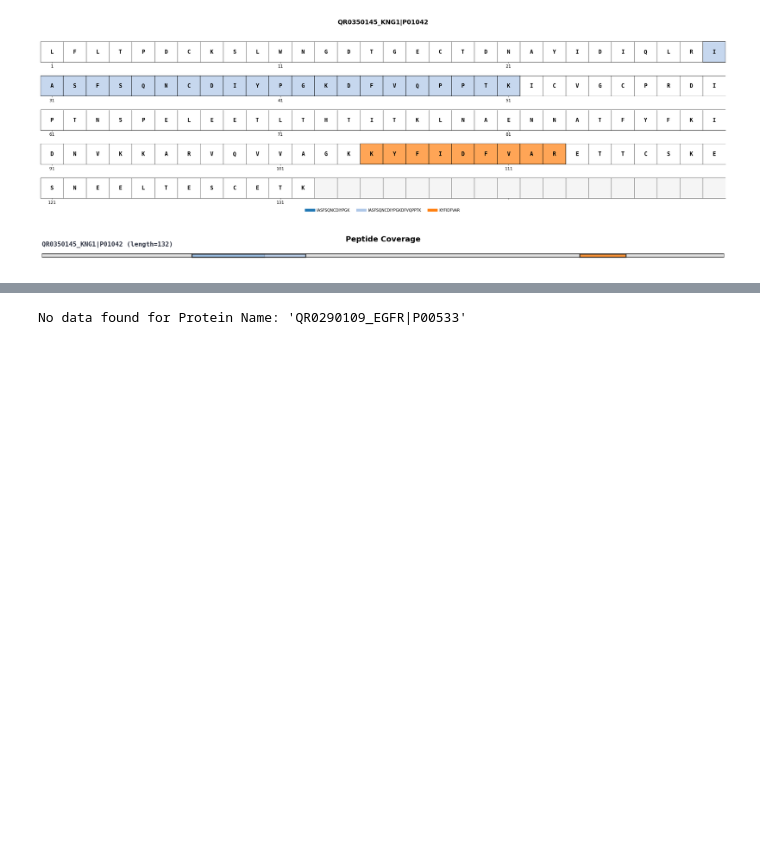
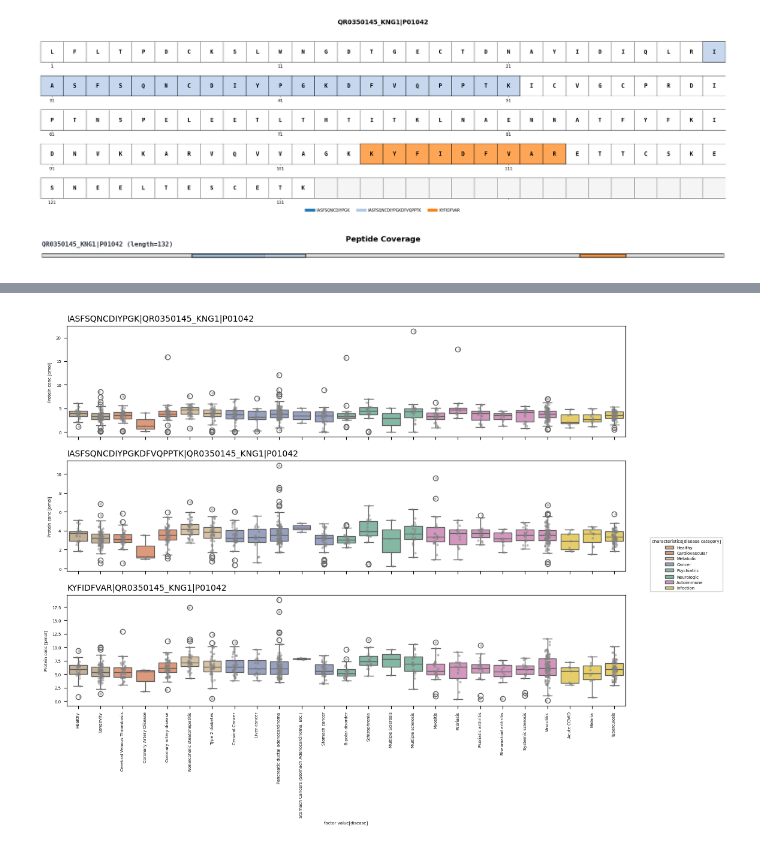
Before and after one commit to thanadol-git/kardemumma, a Jupyter notebook: ratio_DA4K.ipynb, the cells around one changed output, grey strips where cells are left out. Saved outputs shown, nothing was run; the diff lists cells and outputs as text; code cells hidden in the pictures; blank space fills up the shorter version.

```diff
--- a/ratio_DA4K.ipynb
+++ b/ratio_DA4K.ipynb
@@ -504,12 +507,12 @@ No data found for Protein Name: 'QR0330186_VWF|P04275'
 # %%
 kdm.plot_peptide_concentration_by_group(
     abs_df,
     sdrf_data_file,
     color_col='characteristics[disease category]',
-    protein_name="QR0290109_EGFR|P00533",
+    protein_name="QR0350145_KNG1|P01042",
 )
 # %% [output]
-No data found for Protein Name: 'QR0290109_EGFR|P00533'
+[figure, added]
 # %%
 kdm.plot_peptide_all(
     abs_df,
```
Also changed, not shown: parts of 27 cells of this notebook.
